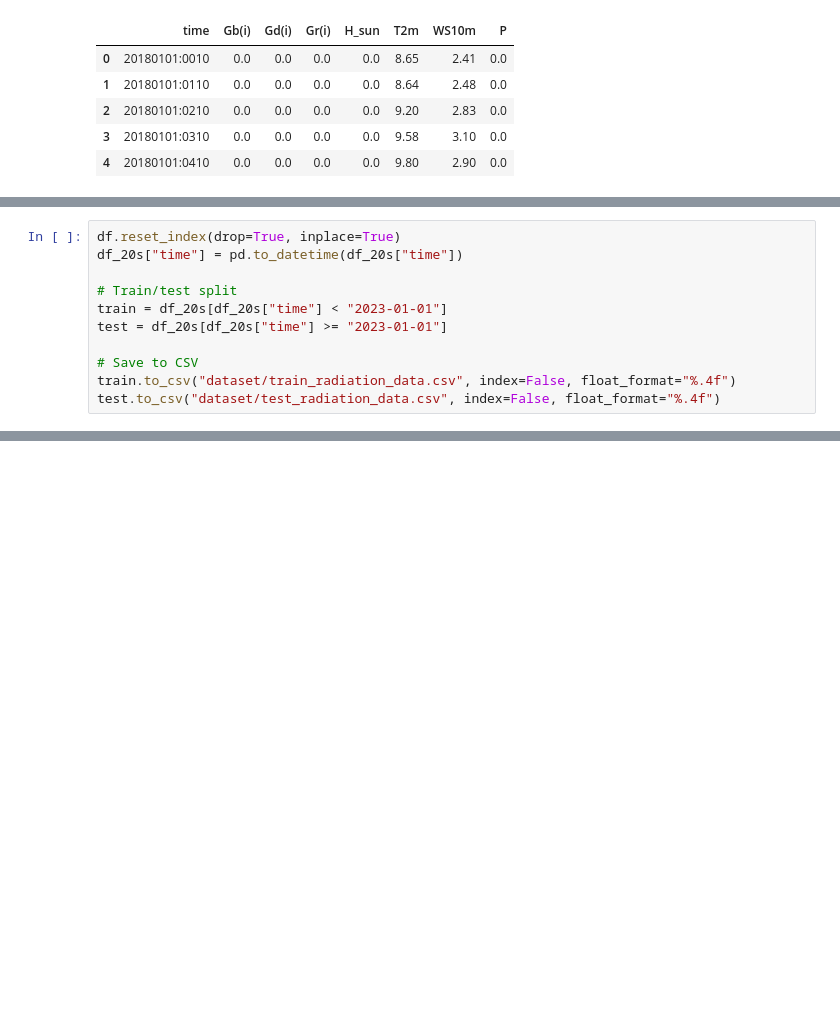
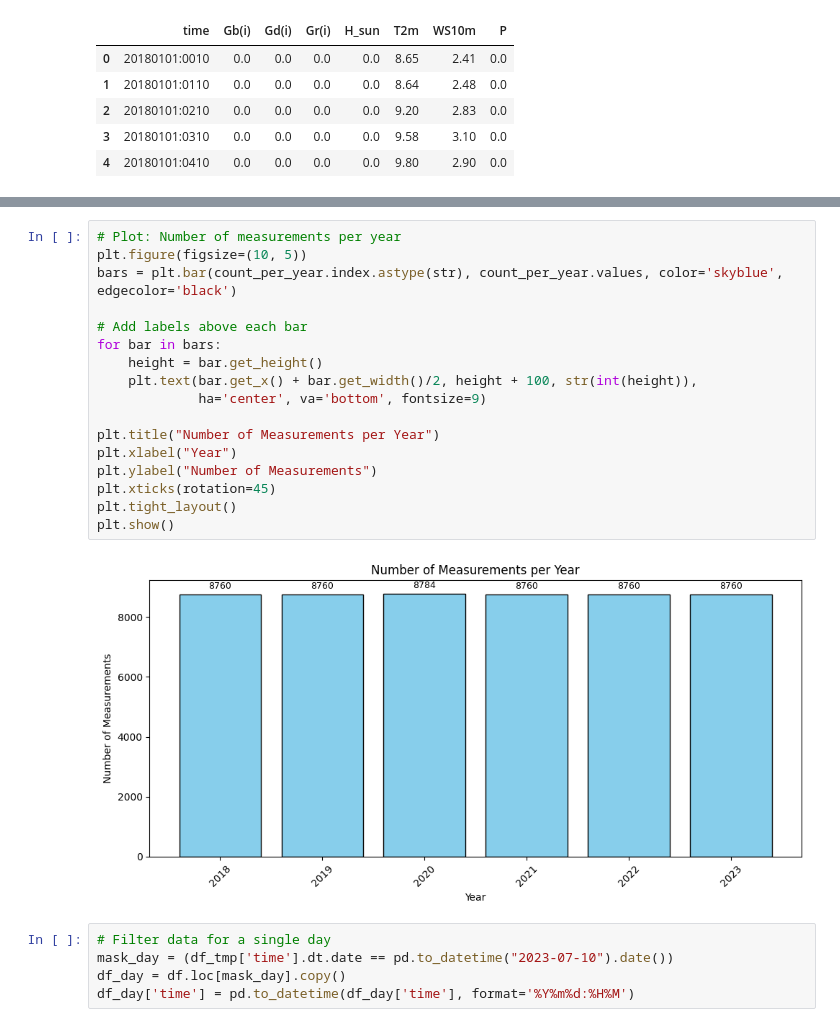
Before and after one commit to FilippoGambelli/ev-smart-charging, a Jupyter notebook: ML/radiotion_data.ipynb, the cells around one changed output, grey strips where cells are left out. Saved outputs shown, nothing was run; the diff lists cells and outputs as text; blank space fills up the shorter version.

```diff
--- a/ML/radiotion_data.ipynb
+++ b/ML/radiotion_data.ipynb
@@ -134,11 +37,0 @@ df_20s.head(10)
-# %%
-df.reset_index(drop=True, inplace=True)
-df_20s["time"] = pd.to_datetime(df_20s["time"])
-
-# Train/test split
-train = df_20s[df_20s["time"] < "2023-01-01"]
-test = df_20s[df_20s["time"] >= "2023-01-01"]
-
-# Save to CSV
-train.to_csv("dataset/train_radiation_data.csv", index=False, float_format="%.4f")
-test.to_csv("dataset/test_radiation_data.csv", index=False, float_format="%.4f")
@@ -188,0 +48,24 @@ df_5s.to_csv("dataset/real-powerPV.csv", index=False, float_format="%.4f")
+# %%
+# Plot: Number of measurements per year
+plt.figure(figsize=(10, 5))
+bars = plt.bar(count_per_year.index.astype(str), count_per_year.values, color='skyblue', edgecolor='black')
+
+# Add labels above each bar
+for bar in bars:
+    height = bar.get_height()
+    plt.text(bar.get_x() + bar.get_width()/2, height + 100, str(int(height)),
+             ha='center', va='bottom', fontsize=9)
+
+plt.title("Number of Measurements per Year")
+plt.xlabel("Year")
+plt.ylabel("Number of Measurements")
+plt.xticks(rotation=45)
+plt.tight_layout()
+plt.show()
+# %% [output]
+[figure, added]
+# %%
+# Filter data for a single day
+mask_day = (df_tmp['time'].dt.date == pd.to_datetime("2023-07-10").date())
+df_day = df.loc[mask_day].copy()
+df_day['time'] = pd.to_datetime(df_day['time'], format='%Y%m%d:%H%M')
```
Also changed, not shown: parts of 16 cells of this notebook, 11 other files.
